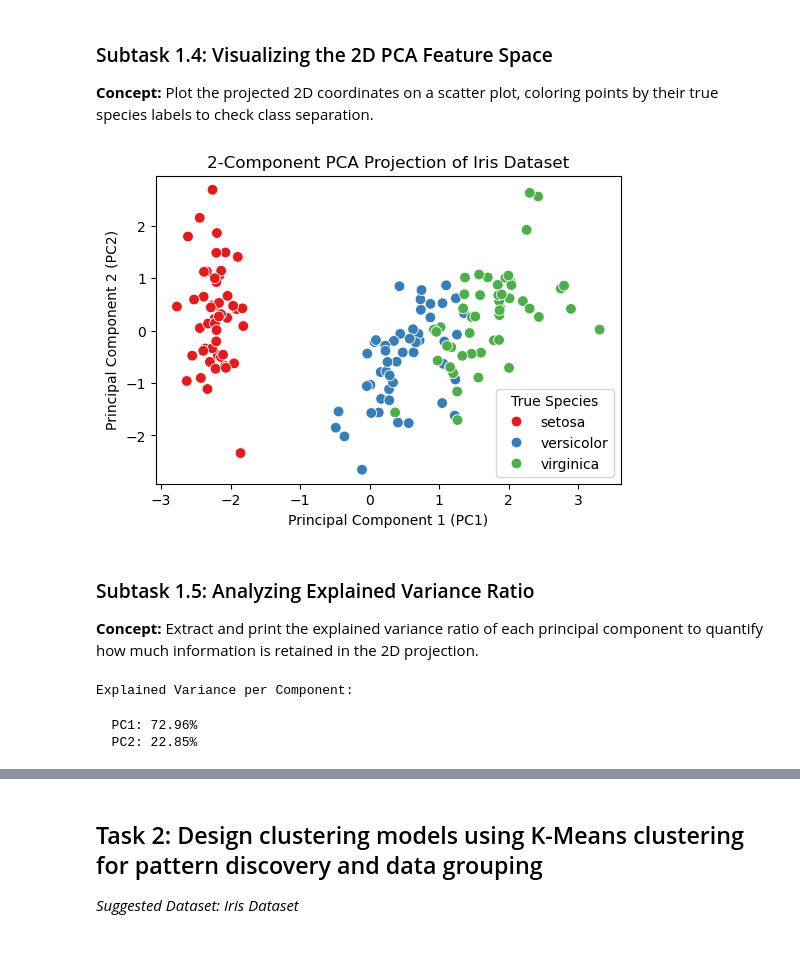
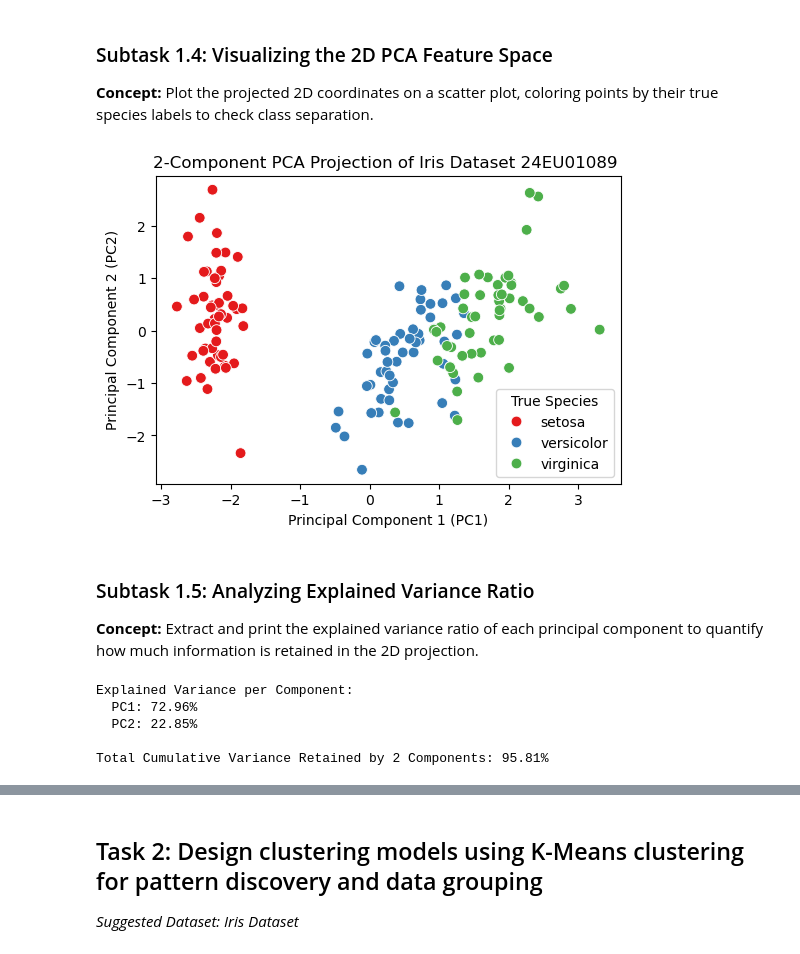
Before and after one commit to BHUVANA-VENKATA-SAI/MACHINE-LEARNING-24EU01089, a Jupyter notebook: EXPERIMENT-6.ipynb, the cells around one changed output, grey strips where cells are left out. Saved outputs shown, nothing was run; the diff lists cells and outputs as text; code cells hidden in the pictures.

```diff
--- a/EXPERIMENT-6.ipynb
+++ b/EXPERIMENT-6.ipynb
@@ -121,13 +552,16 @@ import seaborn as sns
 # %%
+import matplotlib.pyplot as plt
+import seaborn as sns
+
 plt.figure(figsize=(6, 4))
 sns.scatterplot(data=pca_df, x='PC_1', y='PC2', hue='species_name', palette='Set1', s=60)
-plt.title("2-Component PCA Projection of Iris Dataset")
+plt.title("2-Component PCA Projection of Iris Dataset 24EU01089 ")
 plt.xlabel("Principal Component 1 (PC1)")
 plt.ylabel("Principal Component 2 (PC2)")
 plt.legend(title='True Species')
 plt.show()
 # %% [output]
-[figure, old version]
+[figure, new version]
 # %% [markdown]
 ### Subtask 1.5: Analyzing Explained Variance Ratio
 **Concept:** Extract and print the explained variance ratio of each principal component to quantify how much information is retained in the 2D projection.
@@ -138,10 +568,15 @@ cumulative_variance = np.sum(explained_variance)
-# %%
-print("Explained Variance per Component:")
-# %% [output]
-Explained Variance per Component:
 # %%
+explained_variance = pca_model.explained_variance_ratio_
+cumulative_variance = np.sum(explained_variance)
+
+print("Explained Variance per Component:")
 for i, var in enumerate(explained_variance):
     print(f"  PC{i+1}: {var*100:.2f}%")
+
+print(f"\nTotal Cumulative Variance Retained by 2 Components: {cumulative_variance*100:.2f}%")
 # %% [output]
+Explained Variance per Component:
   PC1: 72.96%
   PC2: 22.85%
+
+Total Cumulative Variance Retained by 2 Components: 95.81%
```
Also changed, not shown: parts of 141 cells of this notebook.
